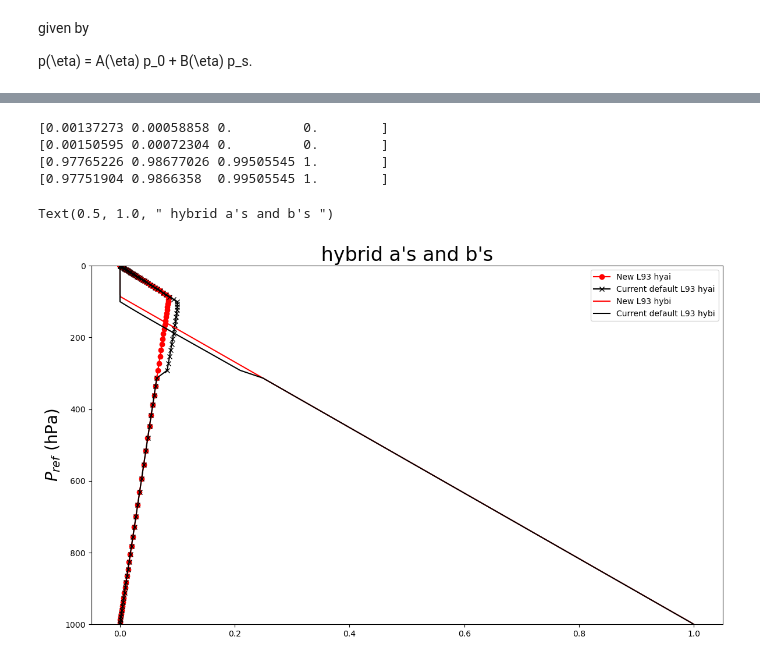
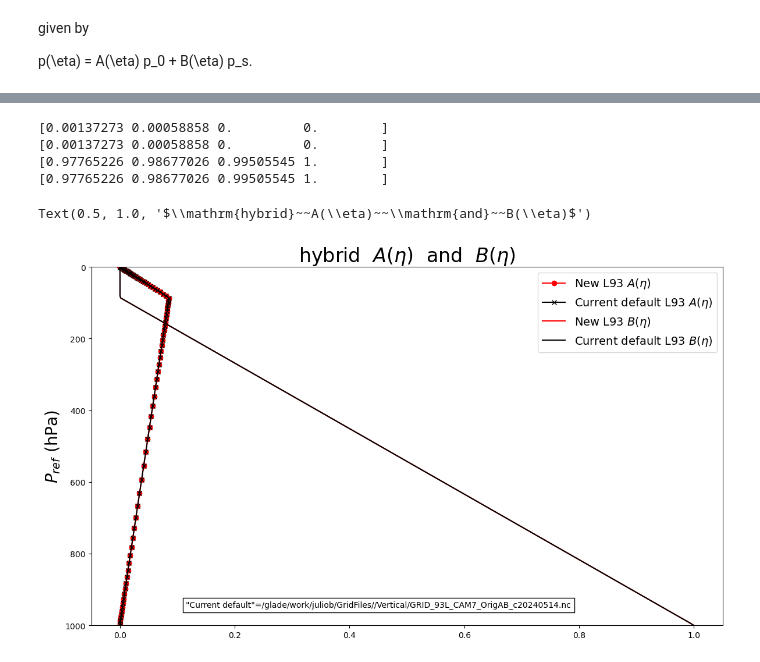
Before and after one commit to JulioTBacmeister/PyRegridding, a Jupyter notebook: Drivers/MakeNewVgrid.ipynb, the cells around one changed output, grey strips where cells are left out. Saved outputs shown, nothing was run; the diff lists cells and outputs as text; code cells hidden in the pictures.

```diff
--- a/Drivers/MakeNewVgrid.ipynb
+++ b/Drivers/MakeNewVgrid.ipynb
@@ -51,9 +51,10 @@ myGridFiles = '/glade/work/juliob/GridFiles/'
 
 L58f = f'{myGridFiles}/Vertical/GRID_48_taperstart10km_lowtop_BL10_v3p1_beta1p75.nc'
 L32f = f'{myGridFiles}/Vertical/GRID_32L_CAM6.nc'
-L93f = f'{myGridFiles}/Vertical/GRID_93L_CAM7_c202312.nc'
-
+#L93f = f'{myGridFiles}/Vertical/GRID_93L_CAM7_c202312.nc'
+L93f = f'{myGridFiles}/Vertical/GRID_93L_CAM7_OrigAB_c20240514.nc'
 #L93f = '/glade/campaign/cgd/amp/juliob/ERA5/ne30np4/L93/ERA5_x_ne30np4_L93_Test01_WO.1985-01-01-00000.nc'
+#L93f='/glade/derecho/scratch/juliob/archive/c153_ne30pg3_FMTHIST_x02/rest/1990-01-01-00000/c153_ne30pg3_FMTHIST_x02.cam.i.1990-01-01-00000.nc'
 # %%
 L32=xr.open_dataset( L32f )
 L58=xr.open_dataset( L58f )
@@ -70,28 +86,30 @@ hyaiXX , hybiXX =Original_as_bs(pXX , gridalign=True)
 # %%
 #plt.plot(p58,bb)
 #plt.plot(p58,L58.hybi)
 #plt.plot(p58,aa)
 
 fig,ax=plt.subplots( 1,1 , squeeze=False, figsize=(14,8) )
 
-ax[0,0].plot(hyaiXX  , 1_000.*pXX, '-o' ,color='red'  , label='New L93 hyai' )
-ax[0,0].plot(hyai_in , 1_000.*pXX ,'-x', color='black' , label='Current default L93 hyai'   )
-ax[0,0].plot(hybiXX  , 1_000.*pXX ,color='red' , label='New L93 hybi'  )
-ax[0,0].plot(hybi_in , 1_000.*pXX, color='black' , label='Current default L93 hybi'   )
+ax[0,0].plot(hyaiXX  , 1_000.*pXX, '-o' ,color='red'  , label='New L93 $A(\eta)$' )
+ax[0,0].plot(hyai_in , 1_000.*pXX ,'-x', color='black' , label='Current default L93 $A(\eta)$'   )
+ax[0,0].plot(hybiXX  , 1_000.*pXX ,color='red' , label='New L93 $B(\eta)$'  )
+ax[0,0].plot(hybi_in , 1_000.*pXX, color='black' , label='Current default L93 $B(\eta)$'   )
+
+annot3= ax[0,0].text( 0.15,.05,f'"Current default"={L93f}' , transform=ax[0,0].transAxes, fontsize=10, bbox=dict(facecolor='white') )
 
 
 print( hyaiXX[-4:] )
 print( hyai_in[-4:] )
 print( hybiXX[-4:] )
 print( hybi_in[-4:] )
 plt.ylim( (1000.,0.) )
-plt.legend()
+plt.legend(fontsize=14)
 plt.ylabel( "$P_{ref}$ (hPa)" ,fontsize=20)
-plt.title( " hybrid a's and b's ", fontsize=24 )
+plt.title( "$\mathrm{hybrid}~~A(\eta)~~\mathrm{and}~~B(\eta)$", fontsize=24 )
 # %% [output]
 [0.00137273 0.00058858 0.         0.        ]
-[0.00150595 0.00072304 0.         0.        ]
+[0.00137273 0.00058858 0.         0.        ]
 [0.97765226 0.98677026 0.99505545 1.        ]
-[0.97751904 0.9866358  0.99505545 1.        ]
+[0.97765226 0.98677026 0.99505545 1.        ]
-Text(0.5, 1.0, " hybrid a's and b's ")
+Text(0.5, 1.0, '$\\mathrm{hybrid}~~A(\\eta)~~\\mathrm{and}~~B(\\eta)$')
-[figure, old version]
+[figure, new version]
```
Also changed, not shown: parts of 4 cells of this notebook, 8 other files.
